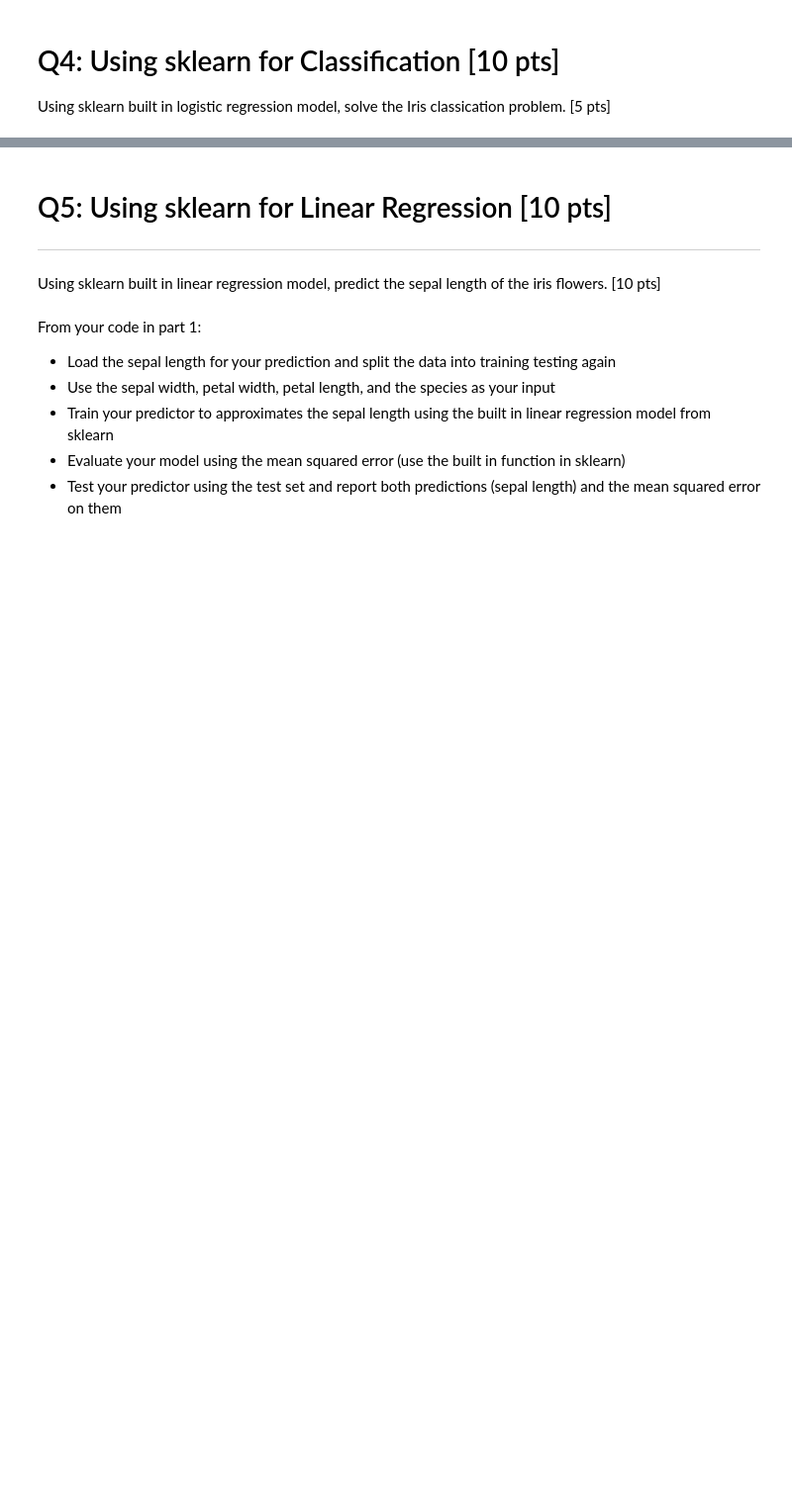
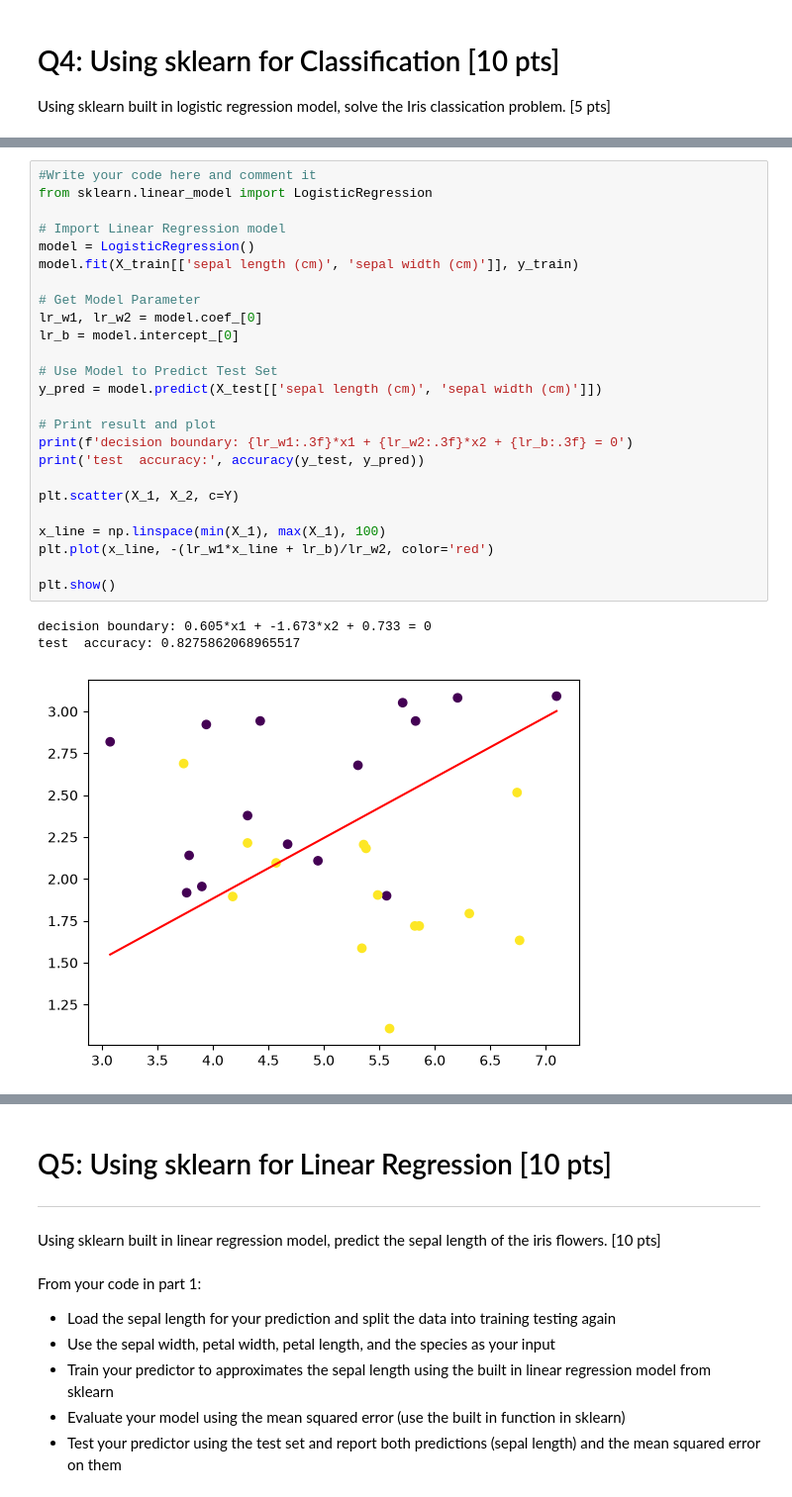
Before and after one commit to billylin609/SYDE522, a Jupyter notebook: src/assignment1/Yuchen_Lin-SYDE_522_F26_Assignment_1.ipynb, the cells around one changed output, grey strips where cells are left out. Shown at 99% size. Drawn from its saved outputs; the diff is of its cells as text; blank space fills up the shorter version.

```diff
--- a/src/assignment1/Yuchen_Lin-SYDE_522_F26_Assignment_1.ipynb
+++ b/src/assignment1/Yuchen_Lin-SYDE_522_F26_Assignment_1.ipynb
@@ -187,3 +298,32 @@ import sklearn.linear_model
+# %%
+#Write your code here and comment it
+from sklearn.linear_model import LogisticRegression
+
+# Import Linear Regression model
+model = LogisticRegression()
+model.fit(X_train[['sepal length (cm)', 'sepal width (cm)']], y_train)
+
+# Get Model Parameter
+lr_w1, lr_w2 = model.coef_[0]
+lr_b = model.intercept_[0]
+
+# Use Model to Predict Test Set
+y_pred = model.predict(X_test[['sepal length (cm)', 'sepal width (cm)']])
+
+# Print result and plot
+print(f'decision boundary: {lr_w1:.3f}*x1 + {lr_w2:.3f}*x2 + {lr_b:.3f} = 0')
+print('test  accuracy:', accuracy(y_test, y_pred))
+
+plt.scatter(X_1, X_2, c=Y)
+
+x_line = np.linspace(min(X_1), max(X_1), 100)
+plt.plot(x_line, -(lr_w1*x_line + lr_b)/lr_w2, color='red')
+
+plt.show()
+# %% [output]
+decision boundary: 0.605*x1 + -1.673*x2 + 0.733 = 0
+test  accuracy: 0.8275862068965517
+[figure, added]
 # %% [markdown]
 
 
```
Also changed, not shown: parts of 15 cells of this notebook.
